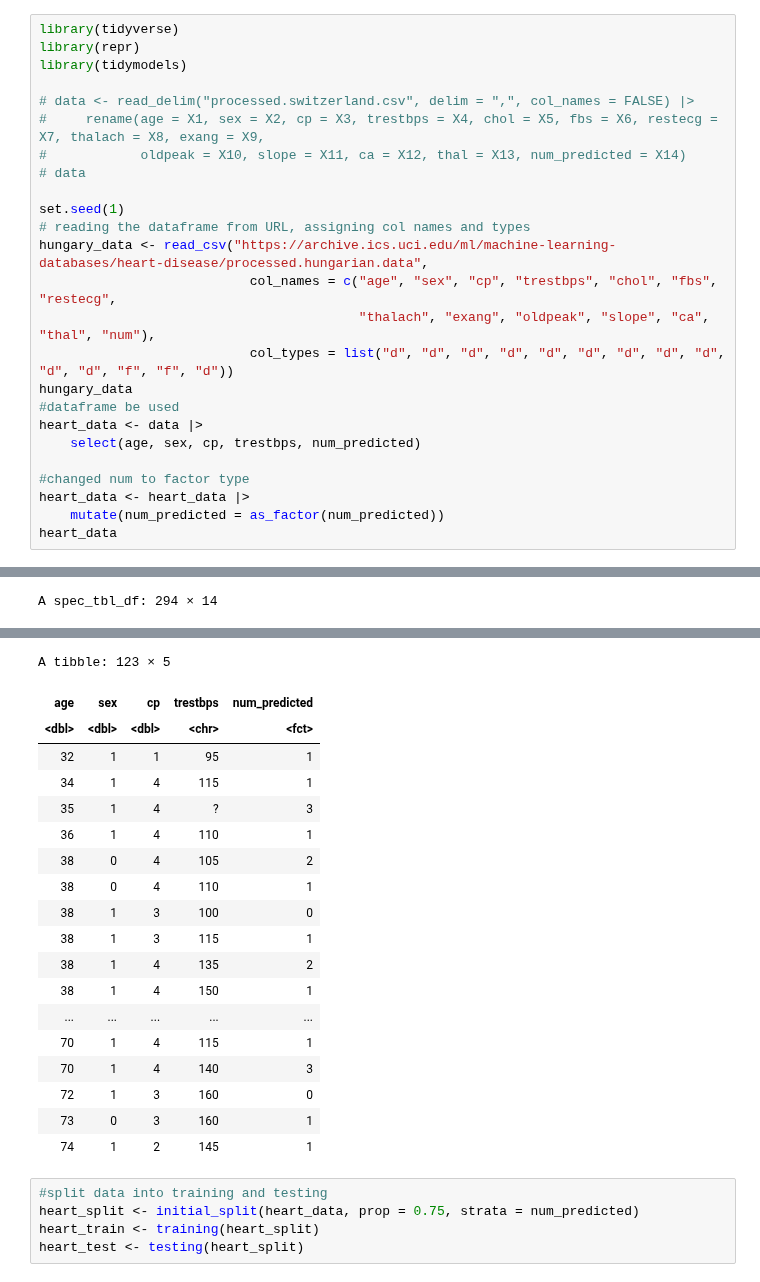
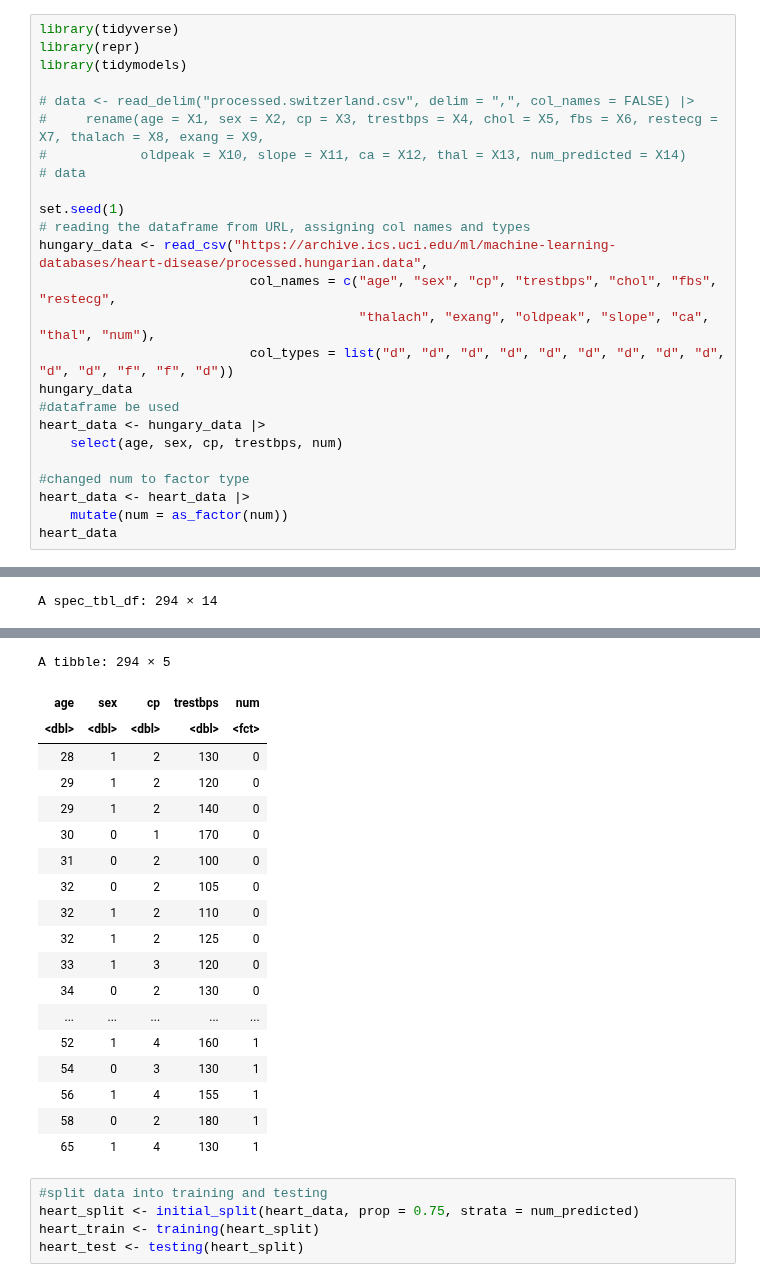
Before and after one commit to mairinleitch/dsci100_project-008-39, a Jupyter notebook: Heart_disease.ipynb, the cells around one changed output, grey strips where cells are left out. Saved outputs shown, nothing was run; the diff lists cells and outputs as text.

```diff
--- a/Heart_disease.ipynb
+++ b/Heart_disease.ipynb
@@ -16,57 +16,57 @@ hungary_data <- read_csv("https://archive.ics.uci.edu/ml/machine-learning-databa
                            col_types = list("d", "d", "d", "d", "d", "d", "d", "d", "d", "d", "d", "f", "f", "d"))
 hungary_data
 #dataframe be used
-heart_data <- data |>
-    select(age, sex, cp, trestbps, num_predicted)
+heart_data <- hungary_data |>
+    select(age, sex, cp, trestbps, num)
 
 #changed num to factor type
 heart_data <- heart_data |>
-    mutate(num_predicted = as_factor(num_predicted))
+    mutate(num = as_factor(num))
 heart_data
 # %% [output]
 Warning message:
 “One or more parsing issues, call `problems()` on your data frame for details,
 e.g.:
   dat <- vroom(...)
   problems(dat)”
 A spec_tbl_df: 294 × 14
 | age | sex | cp | trestbps | chol | fbs | restecg | thalach | exang | oldpeak | slope | ca | ... |
 | <dbl> | <dbl> | <dbl> | <dbl> | <dbl> | <dbl> | <dbl> | <dbl> | <dbl> | <dbl> | <dbl> | <fct> | ... |
 | 28 | 1 | 2 | 130 | 132 | 0 | 2 | 185 | 0 | 0 | NA | ? | ... |
 | 29 | 1 | 2 | 120 | 243 | 0 | 0 | 160 | 0 | 0 | NA | ? | ... |
 | 29 | 1 | 2 | 140 | NA | 0 | 0 | 170 | 0 | 0 | NA | ? | ... |
 | 30 | 0 | 1 | 170 | 237 | 0 | 1 | 170 | 0 | 0 | NA | ? | ... |
 | 31 | 0 | 2 | 100 | 219 | 0 | 1 | 150 | 0 | 0 | NA | ? | ... |
 | 32 | 0 | 2 | 105 | 198 | 0 | 0 | 165 | 0 | 0 | NA | ? | ... |
 | 32 | 1 | 2 | 110 | 225 | 0 | 0 | 184 | 0 | 0 | NA | ? | ... |
 | 32 | 1 | 2 | 125 | 254 | 0 | 0 | 155 | 0 | 0 | NA | ? | ... |
 | 33 | 1 | 3 | 120 | 298 | 0 | 0 | 185 | 0 | 0 | NA | ? | ... |
 | 34 | 0 | 2 | 130 | 161 | 0 | 0 | 190 | 0 | 0 | NA | ? | ... |
 | ... | ... | ... | ... | ... | ... | ... | ... | ... | ... | ... | ... | ... |
 | 52 | 1 | 4 | 160 | 331 | 0 | 0 | 94 | 1 | 2.5 | NA | ? | ... |
 | 54 | 0 | 3 | 130 | 294 | 0 | 1 | 100 | 1 | 0.0 | 2 | ? | ... |
 | 56 | 1 | 4 | 155 | 342 | 1 | 0 | 150 | 1 | 3.0 | 2 | ? | ... |
 | 58 | 0 | 2 | 180 | 393 | 0 | 0 | 110 | 1 | 1.0 | 2 | ? | ... |
 | 65 | 1 | 4 | 130 | 275 | 0 | 1 | 115 | 1 | 1.0 | 2 | ? | ... |
-A tibble: 123 × 5
+A tibble: 294 × 5
-| age | sex | cp | trestbps | num_predicted |
-| <dbl> | <dbl> | <dbl> | <chr> | <fct> |
-| 32 | 1 | 1 | 95 | 1 |
-| 34 | 1 | 4 | 115 | 1 |
-| 35 | 1 | 4 | ? | 3 |
-| 36 | 1 | 4 | 110 | 1 |
-| 38 | 0 | 4 | 105 | 2 |
-| 38 | 0 | 4 | 110 | 1 |
-| 38 | 1 | 3 | 100 | 0 |
-| 38 | 1 | 3 | 115 | 1 |
-| 38 | 1 | 4 | 135 | 2 |
-| 38 | 1 | 4 | 150 | 1 |
+| age | sex | cp | trestbps | num |
+| <dbl> | <dbl> | <dbl> | <dbl> | <fct> |
+| 28 | 1 | 2 | 130 | 0 |
+| 29 | 1 | 2 | 120 | 0 |
+| 29 | 1 | 2 | 140 | 0 |
+| 30 | 0 | 1 | 170 | 0 |
+| 31 | 0 | 2 | 100 | 0 |
+| 32 | 0 | 2 | 105 | 0 |
+| 32 | 1 | 2 | 110 | 0 |
+| 32 | 1 | 2 | 125 | 0 |
+| 33 | 1 | 3 | 120 | 0 |
+| 34 | 0 | 2 | 130 | 0 |
 | ... | ... | ... | ... | ... |
-| 70 | 1 | 4 | 115 | 1 |
-| 70 | 1 | 4 | 140 | 3 |
-| 72 | 1 | 3 | 160 | 0 |
-| 73 | 0 | 3 | 160 | 1 |
-| 74 | 1 | 2 | 145 | 1 |
+| 52 | 1 | 4 | 160 | 1 |
+| 54 | 0 | 3 | 130 | 1 |
+| 56 | 1 | 4 | 155 | 1 |
+| 58 | 0 | 2 | 180 | 1 |
+| 65 | 1 | 4 | 130 | 1 |
 # %%
 #split data into training and testing
 heart_split <- initial_split(heart_data, prop = 0.75, strata = num_predicted)
```
